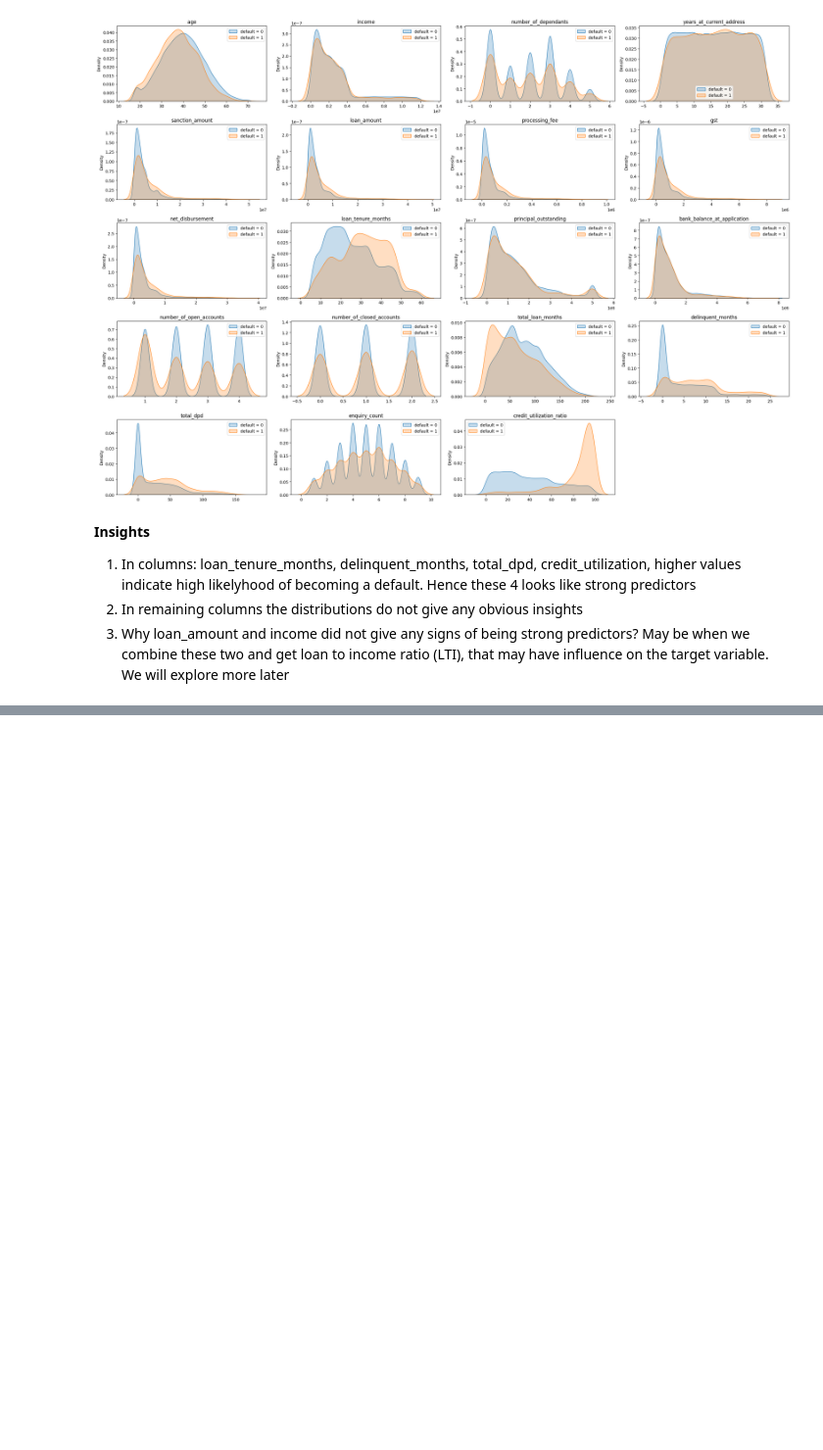
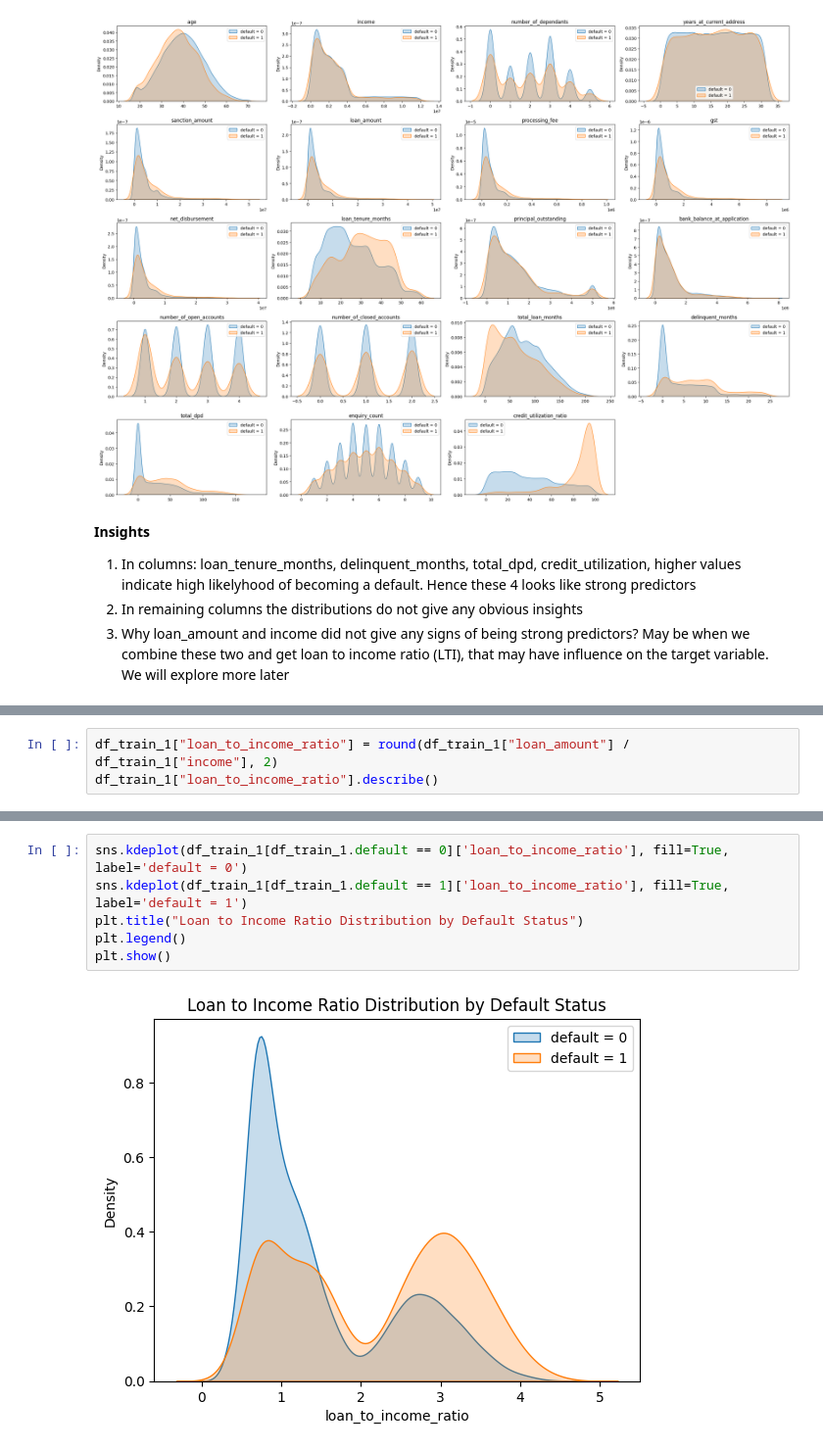
Before and after one commit to ittihadur/ML-Classification-Project, a Jupyter notebook: credit_risk_model.ipynb, the cells around one changed output, grey strips where cells are left out. Shown at 98% size. Saved outputs shown, nothing was run; the diff lists cells and outputs as text; blank space fills up the shorter version.

```diff
--- a/credit_risk_model.ipynb
+++ b/credit_risk_model.ipynb
@@ -375,0 +378,3 @@ plt.show()
+# %%
+df_train_1["loan_to_income_ratio"] = round(df_train_1["loan_amount"] / df_train_1["income"], 2)
+df_train_1["loan_to_income_ratio"].describe()
@@ -375,0 +391,8 @@ plt.show()
+# %%
+sns.kdeplot(df_train_1[df_train_1.default == 0]['loan_to_income_ratio'], fill=True, label='default = 0')
+sns.kdeplot(df_train_1[df_train_1.default == 1]['loan_to_income_ratio'], fill=True, label='default = 1')
+plt.title("Loan to Income Ratio Distribution by Default Status")
+plt.legend()
+plt.show()
+# %% [output]
+[figure, added]
```
Also changed, not shown: parts of 3 cells of this notebook.
